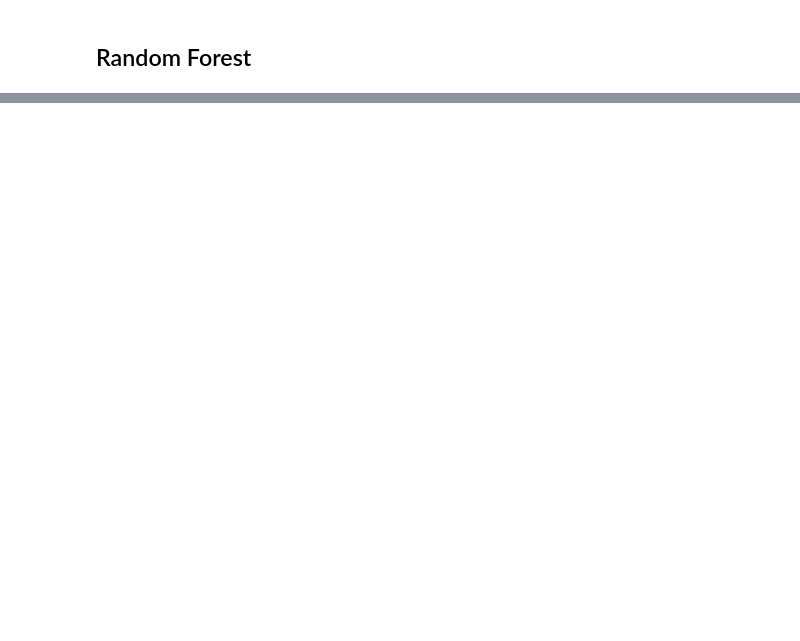
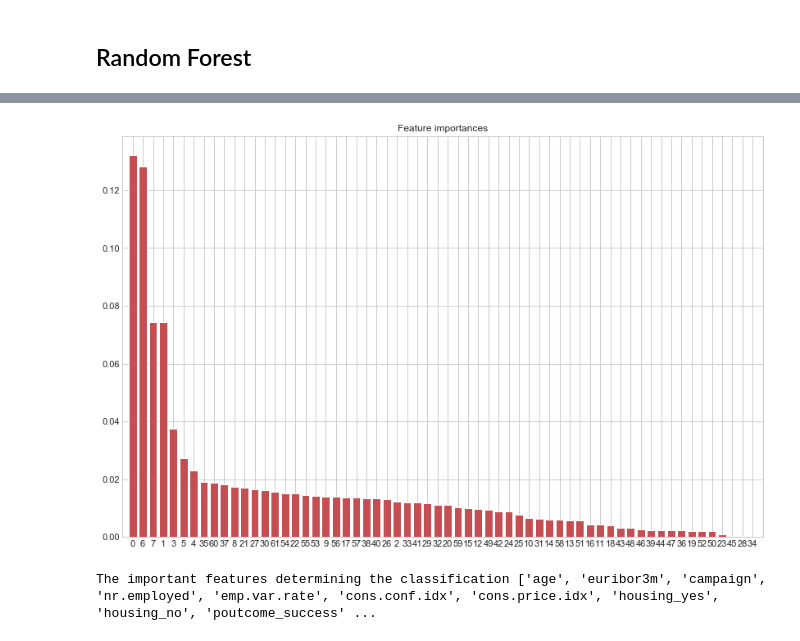
Before and after one commit to Rasha27/Bank-Market-Data-, a Jupyter notebook: QL_DSA_Case_Study.ipynb, the cells around one changed output, grey strips where cells are left out. Saved outputs shown, nothing was run; the diff lists cells and outputs as text; code cells hidden in the pictures; blank space fills up the shorter version.

```diff
--- a/QL_DSA_Case_Study.ipynb
+++ b/QL_DSA_Case_Study.ipynb
@@ -754,6 +645,3 @@ df2['y']=df2['y'].astype(int)
-# %%
-X=df2.drop(columns=['y']).values
-y=df2['y'].values
 # %%
 from sklearn.linear_model import LogisticRegression
 from sklearn.model_selection import train_test_split, GridSearchCV, cross_val_score, RepeatedStratifiedKFold, StratifiedKFold
@@ -900,0 +764,19 @@ plot_cm_heatmap(cm)
+# %%
+importances = model.feature_importances_
+indices = np.argsort(importances)[::-1]
+plt.figure()
+plt.title("Feature importances")
+plt.bar(range(X.shape[1]), importances[indices],
+        color="r", align="center")
+plt.xticks(range(X.shape[1]), indices)
+plt.xlim([-1, X.shape[1]])
+plt.show();
+# %% [output]
+[figure, added]
+# %%
+imp = []
+for i in [0,6,1,7,3,5,4,37,35,60]:
+    imp.append(X_train.columns[i])
+print('The important features determining the classification',imp)
+# %% [output]
+The important features determining the classification ['age', 'euribor3m', 'campaign', 'nr.employed', 'emp.var.rate', 'cons.conf.idx', 'cons.price.idx', 'housing_yes', 'housing_no', 'poutcome_success' ...
```
Also changed, not shown: parts of 51 cells of this notebook.
